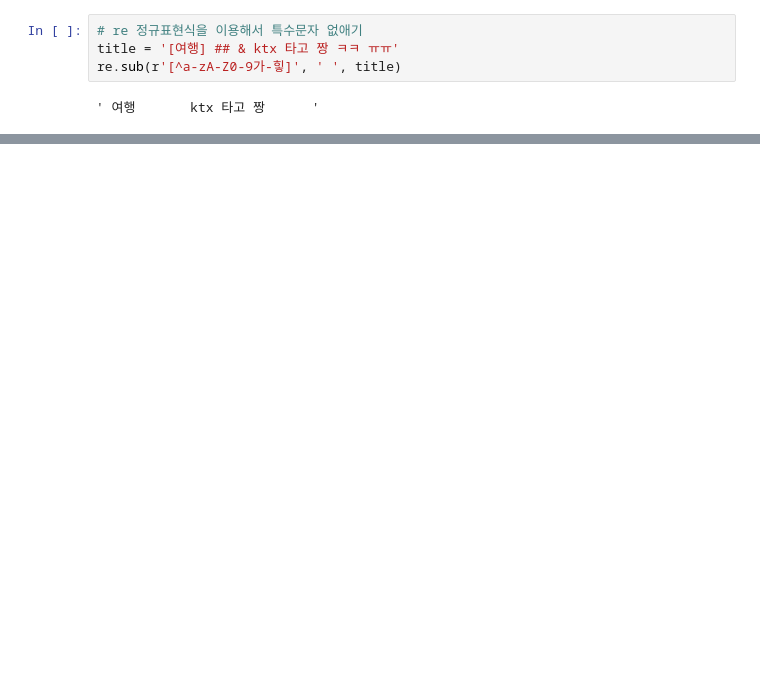
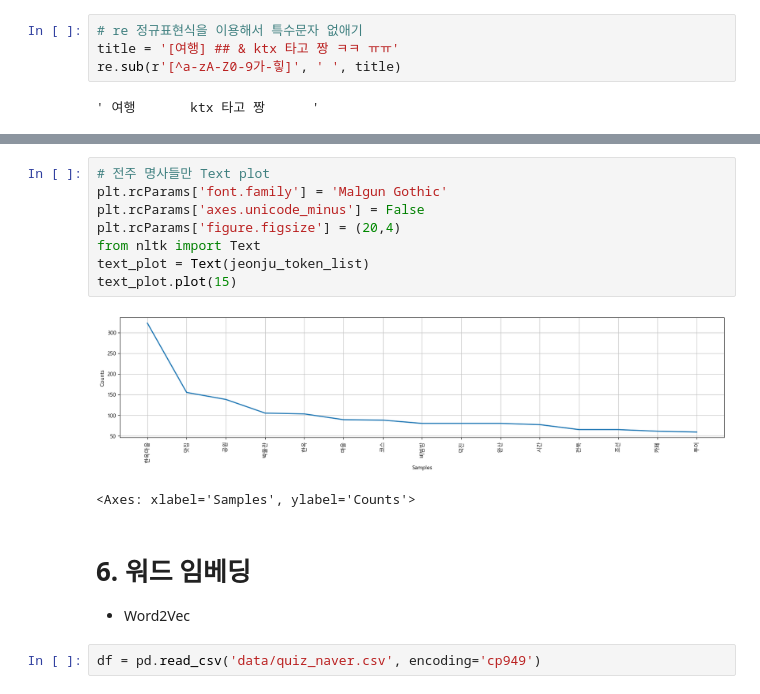
Before and after one commit to OKz4p/ai, a Jupyter notebook: source/06_자연어처리/ch2_Quiz_경주여행과 전주여행 비교.ipynb, the cells around one changed output, grey strips where cells are left out. Drawn from its saved outputs; the diff is of its cells as text; blank space fills up the shorter version.

```diff
--- a/source/06_자연어처리/ch2_Quiz_경주여행과 전주여행 비교.ipynb
+++ b/source/06_자연어처리/ch2_Quiz_경주여행과 전주여행 비교.ipynb
@@ -148,0 +459,16 @@ for query in queries:
+# %%
+# 전주 명사들만 Text plot
+plt.rcParams['font.family'] = 'Malgun Gothic'
+plt.rcParams['axes.unicode_minus'] = False
+plt.rcParams['figure.figsize'] = (20,4)
+from nltk import Text
+text_plot = Text(jeonju_token_list)
+text_plot.plot(15)
+# %% [output]
+[figure, added]
+<Axes: xlabel='Samples', ylabel='Counts'>
+# %% [markdown]
+# 6. 워드 임베딩
+- Word2Vec
+# %%
+df = pd.read_csv('data/quiz_naver.csv', encoding='cp949')
```
Also changed, not shown: parts of 43 cells of this notebook, 5 other files.
